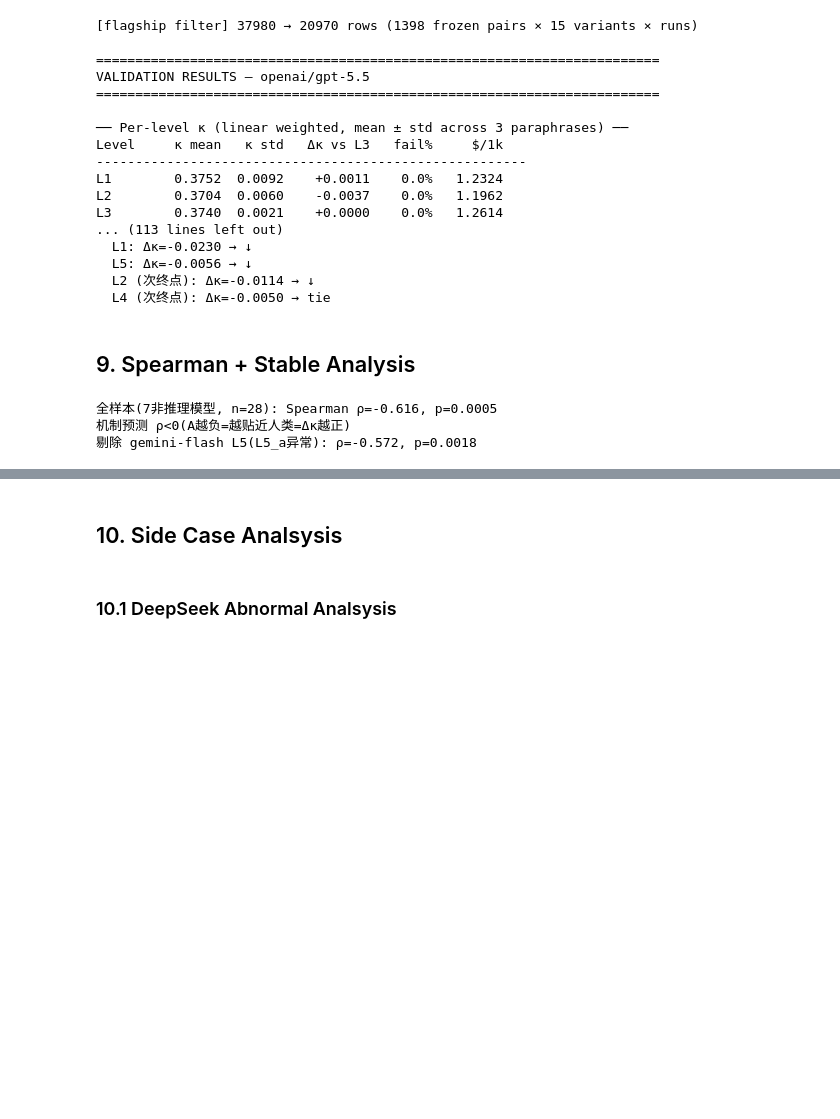
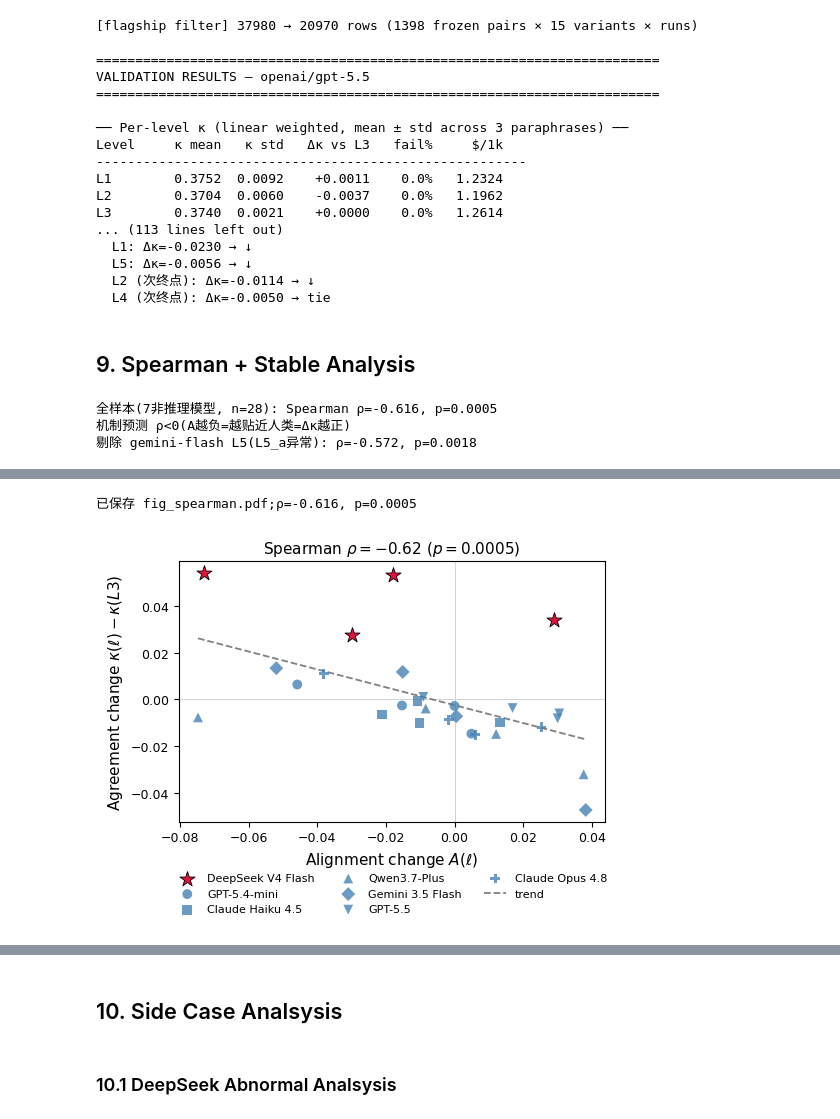
Before and after one commit to dukesky/politeness-llm, a Jupyter notebook: notebooks/01_collect.ipynb, the cells around one changed output, grey strips where cells are left out. Cells and saved outputs as stored; diff of their text form; code cells hidden in the pictures; blank space fills up the shorter version.

Commit message:
notebook: sync 01_collect.ipynb (ranking analysis, camera-ready audits, figure cells); ignore .claude/

```diff
--- a/notebooks/01_collect.ipynb
+++ b/notebooks/01_collect.ipynb
@@ -810,13 +788,13 @@ from scipy.stats import spearmanr
 # 28 个 (模型 × 档) 的 Δ、D(ℓ)、Δκ —— 全部取自 PREDICTIONS.md 各模型记录
 # 格式 model: (Δ, {ℓ: (D(ℓ), Δκ(ℓ))})  ℓ ∈ L1,L2,L4,L5
 data = {
-  "deepseek":     (0.71, {"L1":(-0.073, 0.0541), "L2":(-0.030, 0.0278), "L4":( 0.029, 0.0341), "L5":(-0.018, 0.0535)}),
-  "mini":         (0.7085,{"L1":(-0.0458,0.0064), "L2":( 0.0049,-0.0147), "L4":( 0.0000,-0.0028), "L5":(-0.0153,-0.0026)}),
-  "haiku":        (0.5195,{"L1":(-0.0108,-0.0006),"L2":( 0.0132,-0.0099), "L4":(-0.0211,-0.0065), "L5":(-0.0102,-0.0100)}),
-  "qwen":         (0.3953,{"L1":(-0.0747,-0.0077),"L2":( 0.0121,-0.0148), "L4":( 0.0376,-0.0321), "L5":(-0.0084,-0.0039)}),
+  "deepseek-v4":     (0.71, {"L1":(-0.073, 0.0541), "L2":(-0.030, 0.0278), "L4":( 0.029, 0.0341), "L5":(-0.018, 0.0535)}),
+  "gpt-mini":         (0.7085,{"L1":(-0.0458,0.0064), "L2":( 0.0049,-0.0147), "L4":( 0.0000,-0.0028), "L5":(-0.0153,-0.0026)}),
+  "claude-haiku":        (0.5195,{"L1":(-0.0108,-0.0006),"L2":( 0.0132,-0.0099), "L4":(-0.0211,-0.0065), "L5":(-0.0102,-0.0100)}),
+  "qwen3.7":         (0.3953,{"L1":(-0.0747,-0.0077),"L2":( 0.0121,-0.0148), "L4":( 0.0376,-0.0321), "L5":(-0.0084,-0.0039)}),
   "gemini-flash": (0.4798,{"L1":(-0.0519, 0.0134),"L2":( 0.0005,-0.0072), "L4":(-0.0151, 0.0118), "L5":( 0.0382,-0.0474)}),
   "gpt-5.5":      (0.6619,{"L1":(-0.0091, 0.0011),"L2":( 0.0169,-0.0037), "L4":( 0.0305,-0.0060), "L5":( 0.0300,-0.0081)}),
-  "opus":         (0.3522,{"L1":(-0.0381, 0.0110),"L2":( 0.0060,-0.0151), "L4":(-0.0017,-0.0087), "L5":( 0.0253,-0.0119)}),
+  "claude-opus":         (0.3522,{"L1":(-0.0381, 0.0110),"L2":( 0.0060,-0.0151), "L4":(-0.0017,-0.0087), "L5":( 0.0253,-0.0119)}),
 }
 
 rows = []
@@ -864,0 +843,69 @@ per-model 方向符合机制的格数 (机制要求 A 与 Δκ 异号):
+# %%
+import pandas as pd
+import matplotlib.pyplot as plt
+import numpy as np
+from scipy.stats import spearmanr
+
+# ── 数据:每模型 (Δ, {档: (D(ℓ), Δκ(ℓ))}),与正文 4.2 / PREDICTIONS.md 一致 ──
+data = {
+  "DeepSeek V4 Flash": (0.71,   {"L1":(-0.073, 0.0541), "L2":(-0.030, 0.0278), "L4":( 0.029, 0.0341), "L5":(-0.018, 0.0535)}),
+  "GPT-5.4-mini":      (0.7085, {"L1":(-0.0458,0.0064), "L2":( 0.0049,-0.0147),"L4":( 0.0000,-0.0028),"L5":(-0.0153,-0.0026)}),
+  "Claude Haiku 4.5":  (0.5195, {"L1":(-0.0108,-0.0006),"L2":( 0.0132,-0.0099),"L4":(-0.0211,-0.0065),"L5":(-0.0102,-0.0100)}),
+  "Qwen3.7-Plus":      (0.3953, {"L1":(-0.0747,-0.0077),"L2":( 0.0121,-0.0148),"L4":( 0.0376,-0.0321),"L5":(-0.0084,-0.0039)}),
+  "Gemini 3.5 Flash":  (0.4798, {"L1":(-0.0519, 0.0134),"L2":( 0.0005,-0.0072),"L4":(-0.0151, 0.0118),"L5":( 0.0382,-0.0474)}),
+  "GPT-5.5":           (0.6619, {"L1":(-0.0091, 0.0011),"L2":( 0.0169,-0.0037),"L4":( 0.0305,-0.0060),"L5":( 0.0300,-0.0081)}),
+  "Claude Opus 4.8":   (0.3522, {"L1":(-0.0381, 0.0110),"L2":( 0.0060,-0.0151),"L4":(-0.0017,-0.0087),"L5":( 0.0253,-0.0119)}),
+}
+
+rows = []
+for m, (D0, levels) in data.items():
+    for l, (Dl, dk) in levels.items():
+        A = abs(D0 + Dl) - abs(D0)
+        rows.append({"model": m, "level": l, "A": A, "dk": dk})
+sp = pd.DataFrame(rows)
+
+rho, p = spearmanr(sp.A, sp.dk)
+
+# ── 各模型标记(都蓝色,DeepSeek 红星突出)──
+markers = {
+    "GPT-5.4-mini":"o", "Claude Haiku 4.5":"s", "Qwen3.7-Plus":"^",
+    "Gemini 3.5 Flash":"D", "GPT-5.5":"v", "Claude Opus 4.8":"P",
+}
+
+fig, ax = plt.subplots(figsize=(5.4, 4.2))
+
+for m in data.keys():
+    s = sp[sp.model==m]
+    if m == "DeepSeek V4 Flash":
+        ax.scatter(s.A, s.dk, s=130, c="crimson", marker="*",
+                   edgecolors="black", linewidths=0.6,
+                   label=m, zorder=3)
+    else:
+        ax.scatter(s.A, s.dk, s=50, c="steelblue", marker=markers[m],
+                   alpha=0.8, edgecolors="none", label=m, zorder=2)
+
+# 趋势线
+z = np.polyfit(sp.A, sp.dk, 1)
+xs = np.linspace(sp.A.min(), sp.A.max(), 100)
+ax.plot(xs, z[0]*xs + z[1], "--", c="gray", lw=1.3, zorder=1, label="trend")
+
+ax.axhline(0, c="lightgray", lw=0.7, zorder=0)
+ax.axvline(0, c="lightgray", lw=0.7, zorder=0)
+
+ax.set_xlabel(r"Alignment change $A(\ell)$", fontsize=11)
+ax.set_ylabel(r"Agreement change $\kappa(\ell) - \kappa(L3)$", fontsize=11)
+ax.set_title(rf"Spearman $\rho = {rho:.2f}$ ($p = {p:.4f}$)", fontsize=11)
+
+# 图例移到图下方,横向 3 列,不挡数据
+ax.legend(fontsize=8, loc="upper center", bbox_to_anchor=(0.5, -0.16),
+          ncol=3, frameon=False)
+ax.tick_params(labelsize=9)
+fig.tight_layout()
+
+fig.savefig("/content/drive/MyDrive/Projects/research/politeness-llm/paper/fig_spearman.pdf",
+            bbox_inches="tight")
+print(f"已保存 fig_spearman.pdf;ρ={rho:.3f}, p={p:.4f}")
+plt.show()
+# %% [output]
+已保存 fig_spearman.pdf;ρ=-0.616, p=0.0005
+[figure, added]
```
Also changed, not shown: parts of 18 cells of this notebook, 1 other file.
